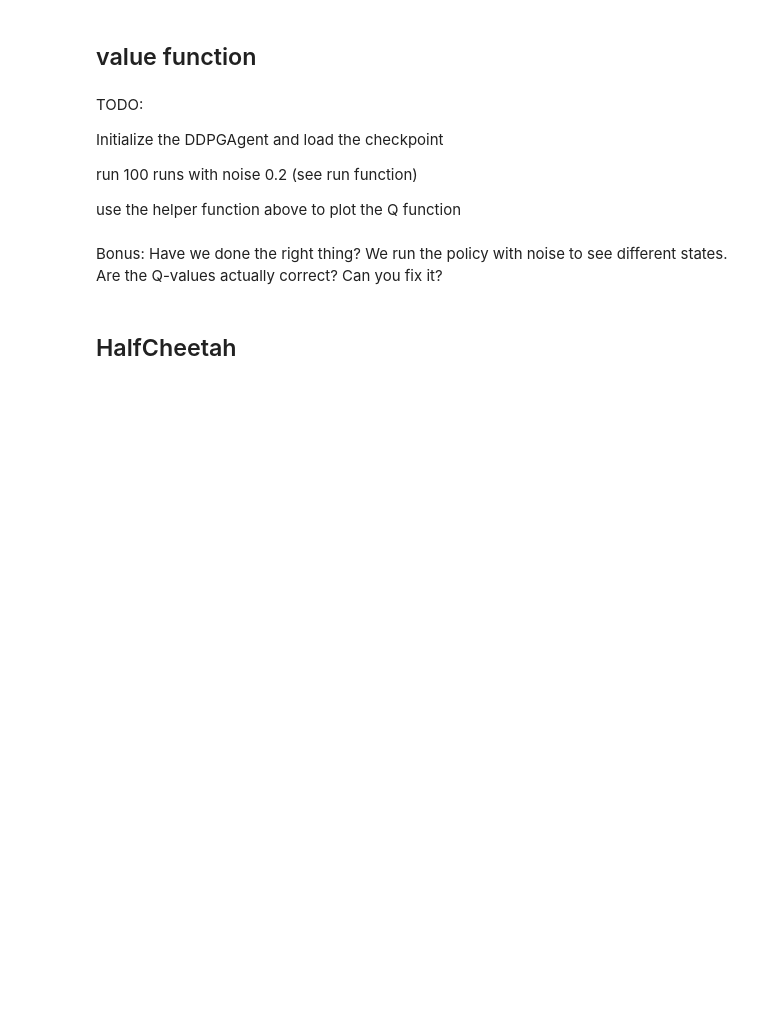
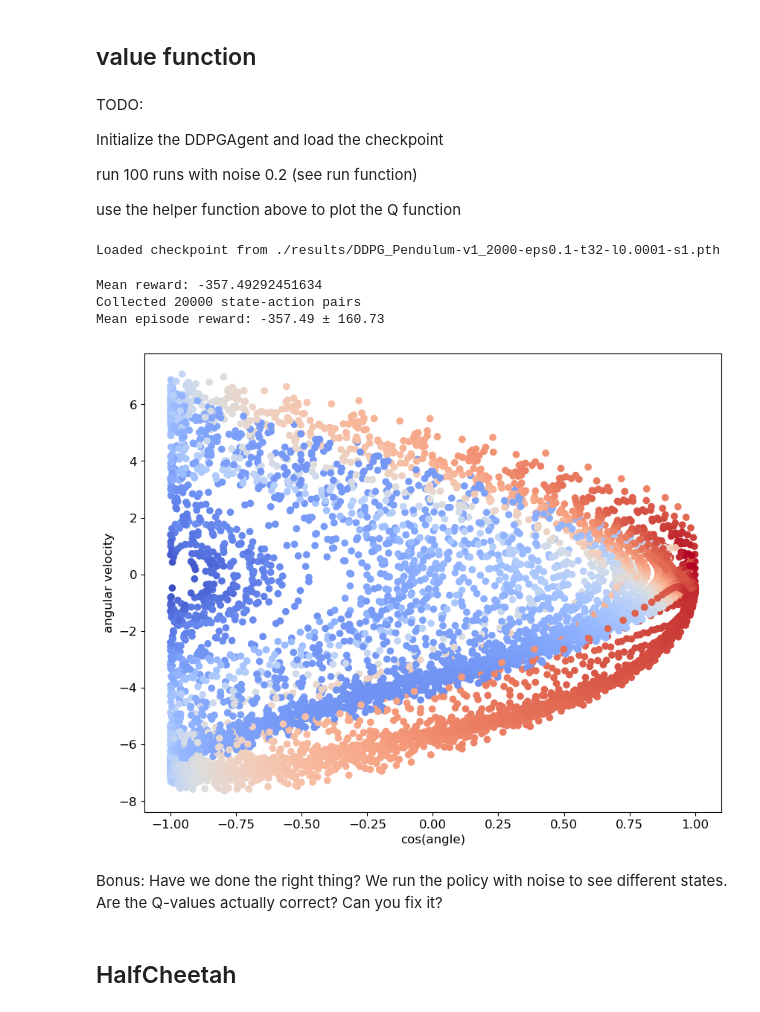
Before and after one commit to la2pixel/RL25_Assignments, a Jupyter notebook: HW9/9_gym-DDPG/Gym-DDPG-plots.ipynb, the cells around one changed output. Saved outputs shown, nothing was run; the diff lists cells and outputs as text; code cells hidden in the pictures; blank space fills up the shorter version.

```diff
--- a/HW9/9_gym-DDPG/Gym-DDPG-plots.ipynb
+++ b/HW9/9_gym-DDPG/Gym-DDPG-plots.ipynb
@@ -89,6 +145,43 @@ Initialize the DDPGAgent and load the checkpoint
 run 100 runs with noise 0.2 (see run function)
 
 use the helper function above to plot the Q function
+# %%
+agent = DDPG.DDPGAgent(
+    env.observation_space,
+    env.action_space,
+    eps=eps,
+    learning_rate_actor=lr,
+    update_target_every=100
+)
+
+# Load the trained checkpoint
+state = torch.load(checkpoint)
+agent.restore_state(state)
+print(f"Loaded checkpoint from {checkpoint}")
+# %% [output]
+Loaded checkpoint from ./results/DDPG_Pendulum-v1_2000-eps0.1-t32-l0.0001-s1.pth
+# %%
+# Run 100 episodes with noise 0.2
+observations, actions, episode_rewards = run(env, agent, n_episodes=100, noise=0.2)
+print(f"Collected {len(observations)} state-action pairs")
+print(f"Mean episode reward: {np.mean(episode_rewards):.2f} ± {np.std(episode_rewards):.2f}")
+# %% [output]
+Mean reward: -357.49292451634
+Collected 20000 state-action pairs
+Mean episode reward: -357.49 ± 160.73
+# %%
+fig = plot_Q_function(
+    agent.Q,
+    observations,
+    actions,
+    plot_dim1=0,
+    plot_dim2=2,
+    label_dim1="cos(angle)",
+    label_dim2="angular velocity"
+)
+plt.show()
+# %% [output]
+[figure, added]
 # %% [markdown]
 Bonus: Have we done the right thing? We run the policy with noise to see different states. Are the Q-values actually correct? Can you fix it?
 # %% [markdown]
```
Also changed, not shown: parts of 6 cells of this notebook, 12 other files.
